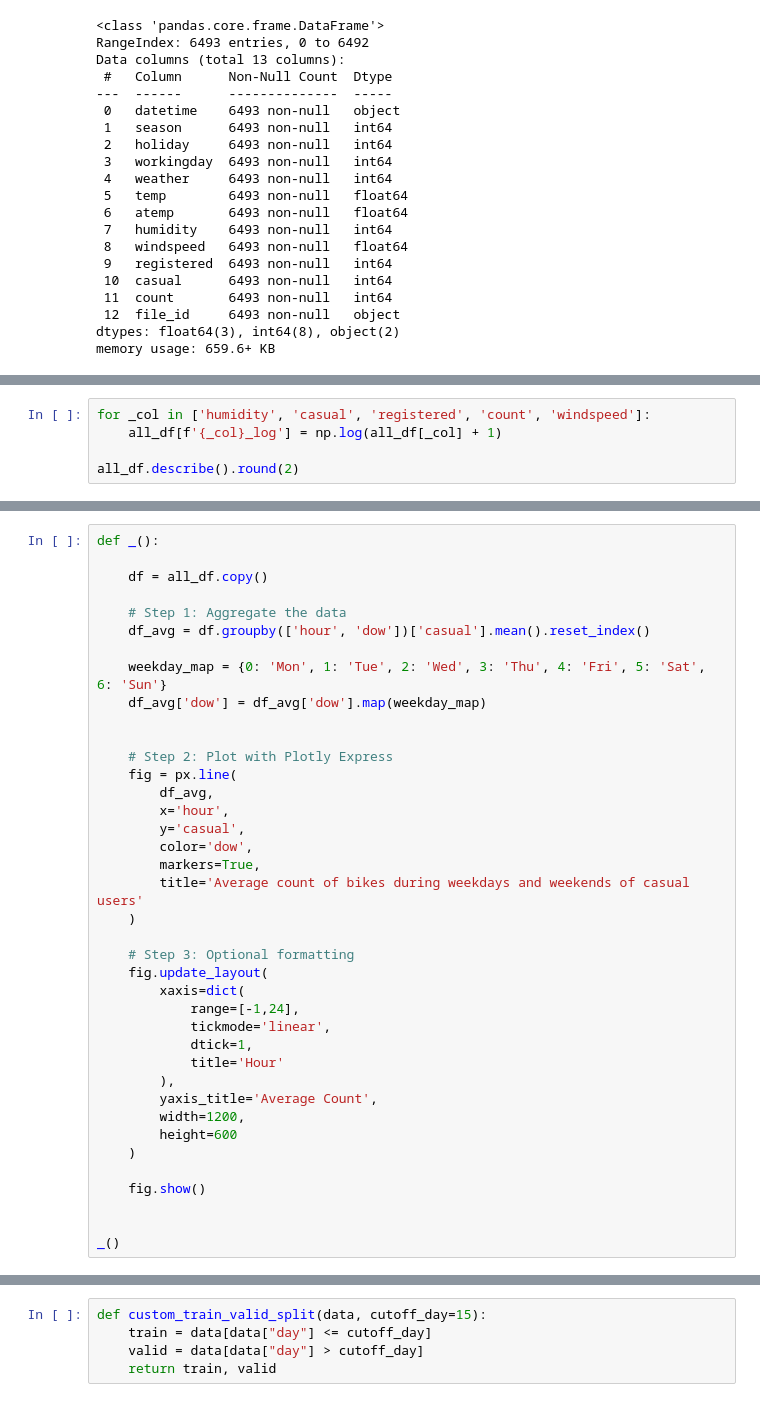
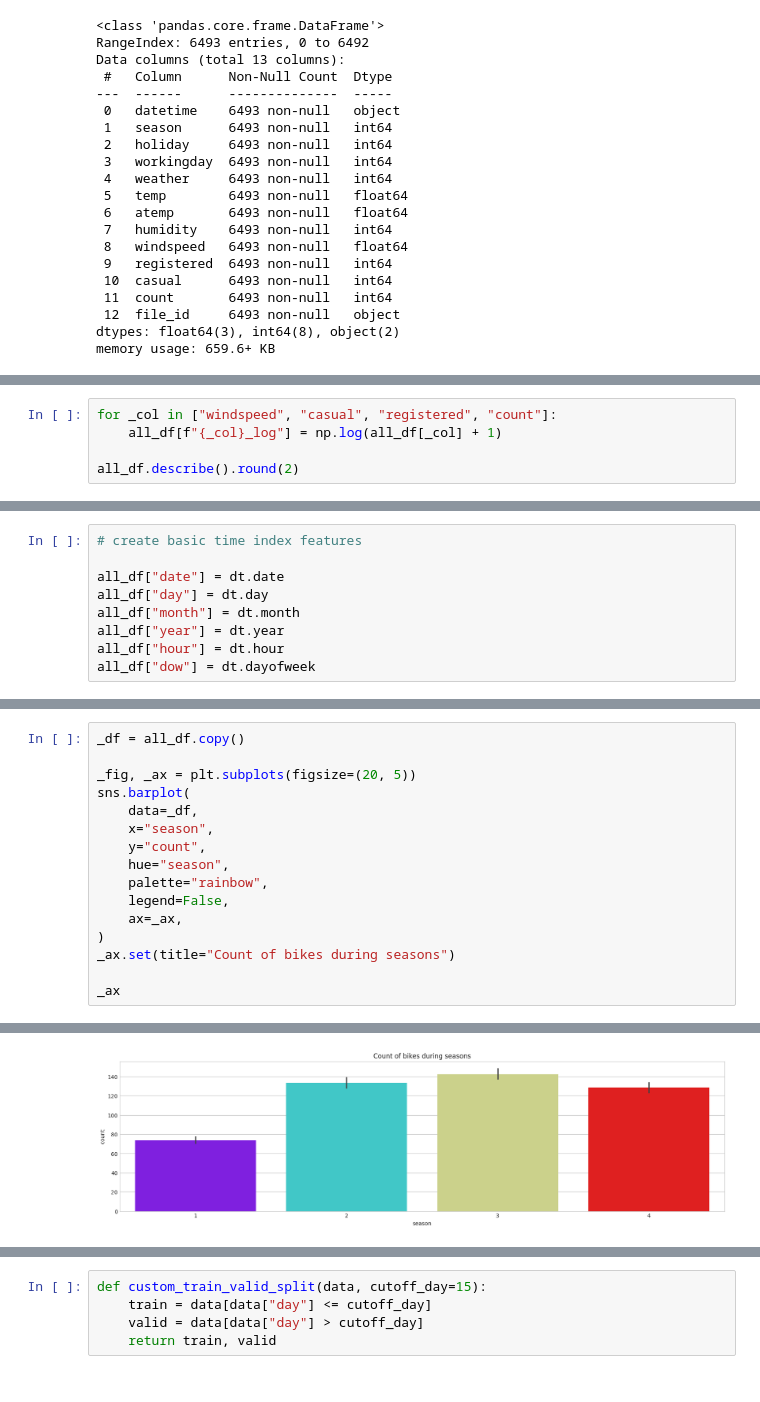
Before and after one commit to SHERWIN-HUYNH/ML-Bike-Sharing-Demand, a Jupyter notebook: bikeshare_final.ipynb, the cells around one changed output, grey strips where cells are left out. Saved outputs shown, nothing was run; the diff lists cells and outputs as text.

```diff
--- a/bikeshare_final.ipynb
+++ b/bikeshare_final.ipynb
@@ -212,0 +152,5 @@ _()
+# %%
+for _col in ["windspeed", "casual", "registered", "count"]:
+    all_df[f"{_col}_log"] = np.log(all_df[_col] + 1)
+
+all_df.describe().round(2)
@@ -213,5 +159,9 @@ _()
 # %%
-for _col in ['humidity', 'casual', 'registered', 'count', 'windspeed']:
-    all_df[f'{_col}_log'] = np.log(all_df[_col] + 1)
+# create basic time index features
 
-all_df.describe().round(2)
+all_df["date"] = dt.date
+all_df["day"] = dt.day
+all_df["month"] = dt.month
+all_df["year"] = dt.year
+all_df["hour"] = dt.hour
+all_df["dow"] = dt.dayofweek
@@ -366,42 +347,19 @@ _()
 # %% [output]
 [interactive output not drawn]
 # %%
-def _():
+_df = all_df.copy()
 
-    df = all_df.copy()
+_fig, _ax = plt.subplots(figsize=(20, 5))
+sns.barplot(
+    data=_df,
+    x="season",
+    y="count",
+    hue="season",
+    palette="rainbow",
+    legend=False,
+    ax=_ax,
+)
+_ax.set(title="Count of bikes during seasons")
 
-    # Step 1: Aggregate the data
-    df_avg = df.groupby(['hour', 'dow'])['casual'].mean().reset_index()
-
-    weekday_map = {0: 'Mon', 1: 'Tue', 2: 'Wed', 3: 'Thu', 4: 'Fri', 5: 'Sat', 6: 'Sun'}
-    df_avg['dow'] = df_avg['dow'].map(weekday_map)
-
-
-    # Step 2: Plot with Plotly Express
-    fig = px.line(
-        df_avg,
-        x='hour',
-        y='casual',
-        color='dow',
-        markers=True,
-        title='Average count of bikes during weekdays and weekends of casual users'
-    )
-
-    # Step 3: Optional formatting
-    fig.update_layout(
-        xaxis=dict(
-            range=[-1,24],
-            tickmode='linear',
-            dtick=1,
-            title='Hour'
-        ),
-        yaxis_title='Average Count',
-        width=1200,
-        height=600
-    )
-
-    fig.show()
-
-
-_()
+_ax
 # %% [output]
@@ -409,3 +366,4 @@ _()
+[figure, added]
 # %%
 _df = all_df.copy()
 
```
Also changed, not shown: parts of 88 cells of this notebook.
